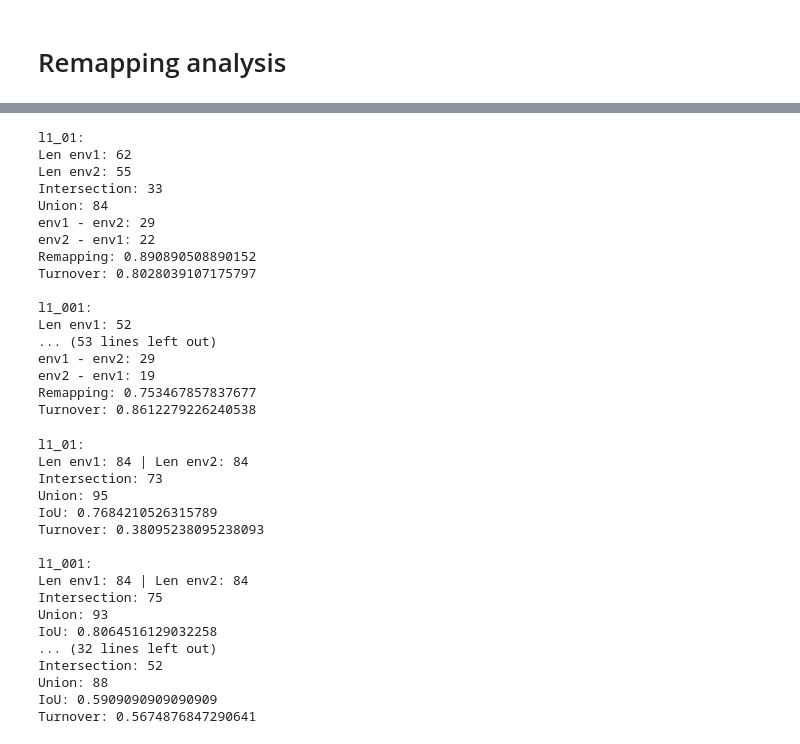
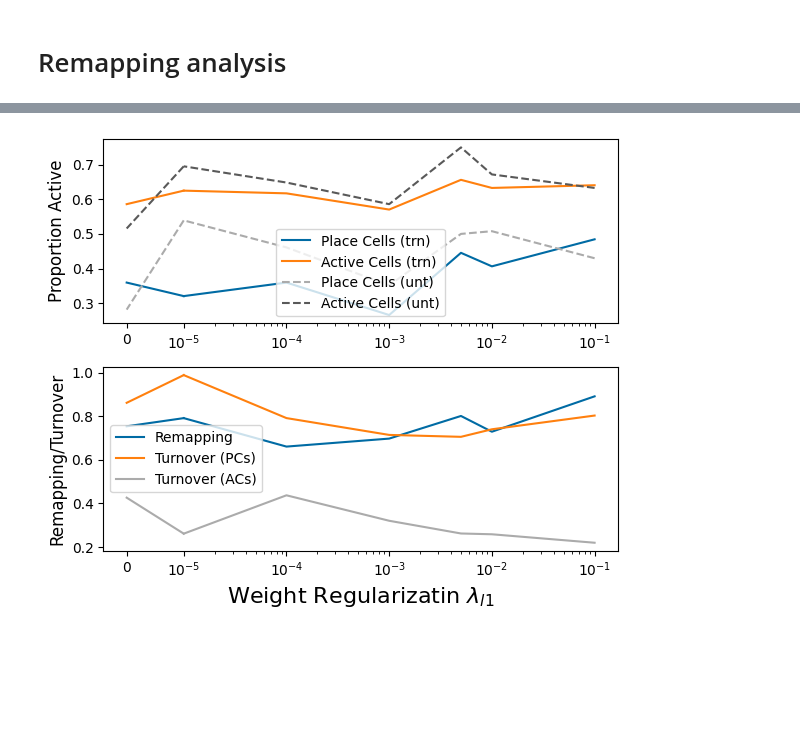
Before and after one commit to ChackMociute/Master-Thesis, a Jupyter notebook: analysis/remapping.ipynb, the cells around one changed output, grey strips where cells are left out. Saved outputs shown, nothing was run; the diff lists cells and outputs as text; code cells hidden in the pictures; blank space fills up the shorter version.

```diff
--- a/analysis/remapping.ipynb
+++ b/analysis/remapping.ipynb
@@ -118,61 +160,16 @@ Turnover: 0.6400186187234538
 # %%
-lr1s = [f'l1_{n}' for n in ['01', '001', '0001', '00001', '000001', '0']]
-lr1s.insert(3, 'baseline')
+l1s = [f'l1_{n}' for n in ['01', '001', '0001', '00001', '000001', '0']]
+l1s.insert(2, 'baseline')
-# %%
-for lr in lr1s:
-    collect()
-    exp = Experiment.load_experiment(data_path, lr)
-    anl = Analysis(exp, immediate_pc=True)
-
-    print(lr + ':')
-    anl.place_cell_stats()
-    print()
-    del anl; del exp
-# %% [output]
-l1_01:
-Len env1: 62
-Len env2: 55
-Intersection: 33
-Union: 84
-env1 - env2: 29
-env2 - env1: 22
-Remapping: 0.890890508890152
-Turnover: 0.8028039107175797
-
-l1_001:
-Len env1: 52
-... (53 lines left out)
-env1 - env2: 29
-env2 - env1: 19
-Remapping: 0.753467857837677
-Turnover: 0.8612279226240538
-# %%
-for lr in lr1s:
-    exp = Experiment.load_experiment(data_path, lr)
-    anl = Analysis(exp)
-    act1, act2 = *anl.active_per_env.values(),
-    print(lr + ':')
-    print('Len env1:', len(act1), '| Len env2:', len(act2))
-    print("Intersection:", len(act1.intersection(act2)))
-    print("Union:", len(act1.union(act2)))
-    print("IoU:", len(act1.intersection(act2)) / len(act1.union(act2)))
-    print("Turnover:", anl.get_turnover(1, 2, all_active=True))
-    print()
-# %% [output]
-l1_01:
-Len env1: 84 | Len env2: 84
-Intersection: 73
-Union: 95
-IoU: 0.7684210526315789
-Turnover: 0.38095238095238093
-
-l1_001:
-Len env1: 84 | Len env2: 84
-Intersection: 75
-Union: 93
-IoU: 0.8064516129032258
-... (32 lines left out)
-Intersection: 52
-Union: 88
-IoU: 0.5909090909090909
-Turnover: 0.5674876847290641
+# %%
+data_l1s = get_cell_data(l1s)
+# %%
+df = pd.DataFrame(data_l1s).T
+df = df.rename(index={k: v for k, v in zip(l1s, [0.1, 0.01, 0.005, 0.001, 0.0001, 0.00001, 0])})
+df.index = df.index.rename('Weight Regularizatin $\\lambda_{l1}$')
+df.iloc[:,:7] = df.iloc[:,:7].astype(float).fillna(0)
+df = df.rename(columns={c: l for c, l in zip(cols, labels)})
+df = df.sort_index(ascending=False)
+# %%
+plot_lines(df, linthresh=1e-5, filename="../figs/remap_l1.png")
+# %% [output]
+[figure, added]
```
Also changed, not shown: parts of 17 cells of this notebook, 6 other files.
